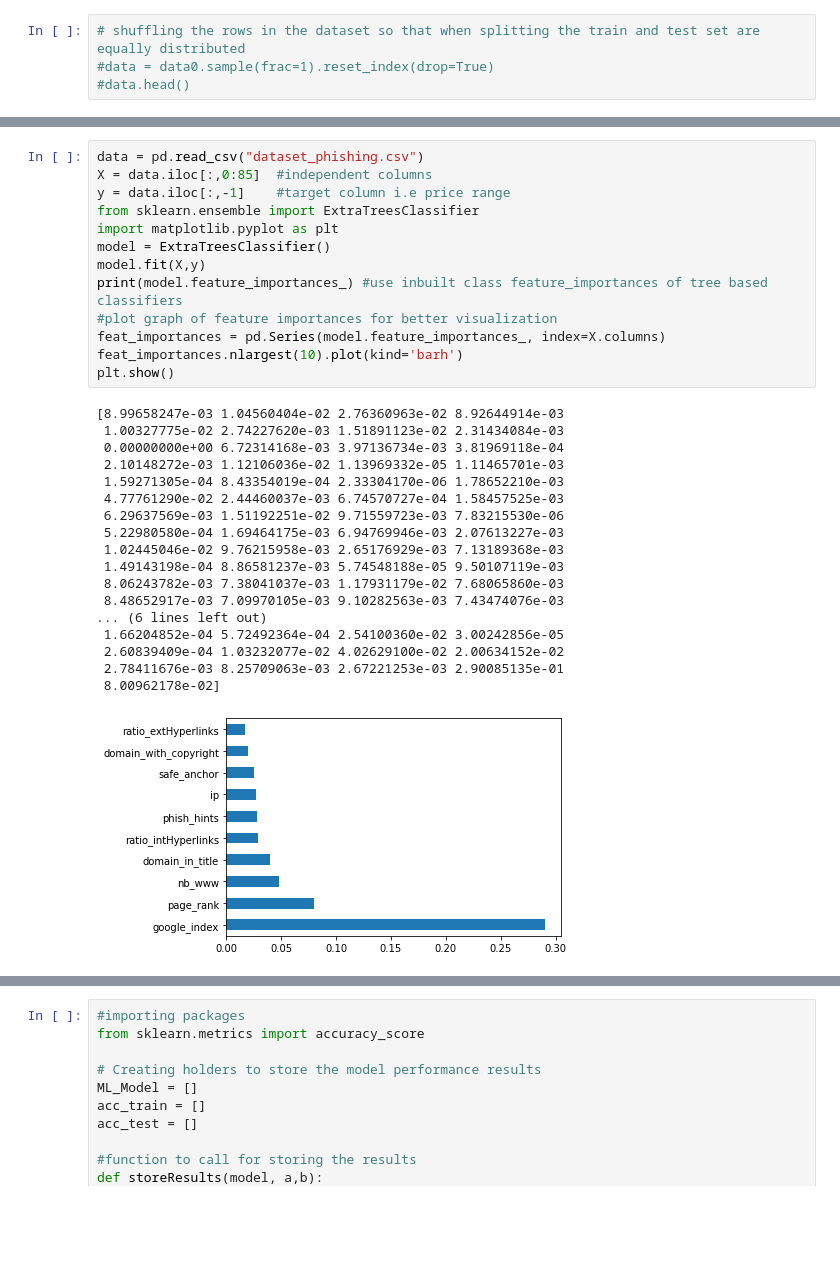
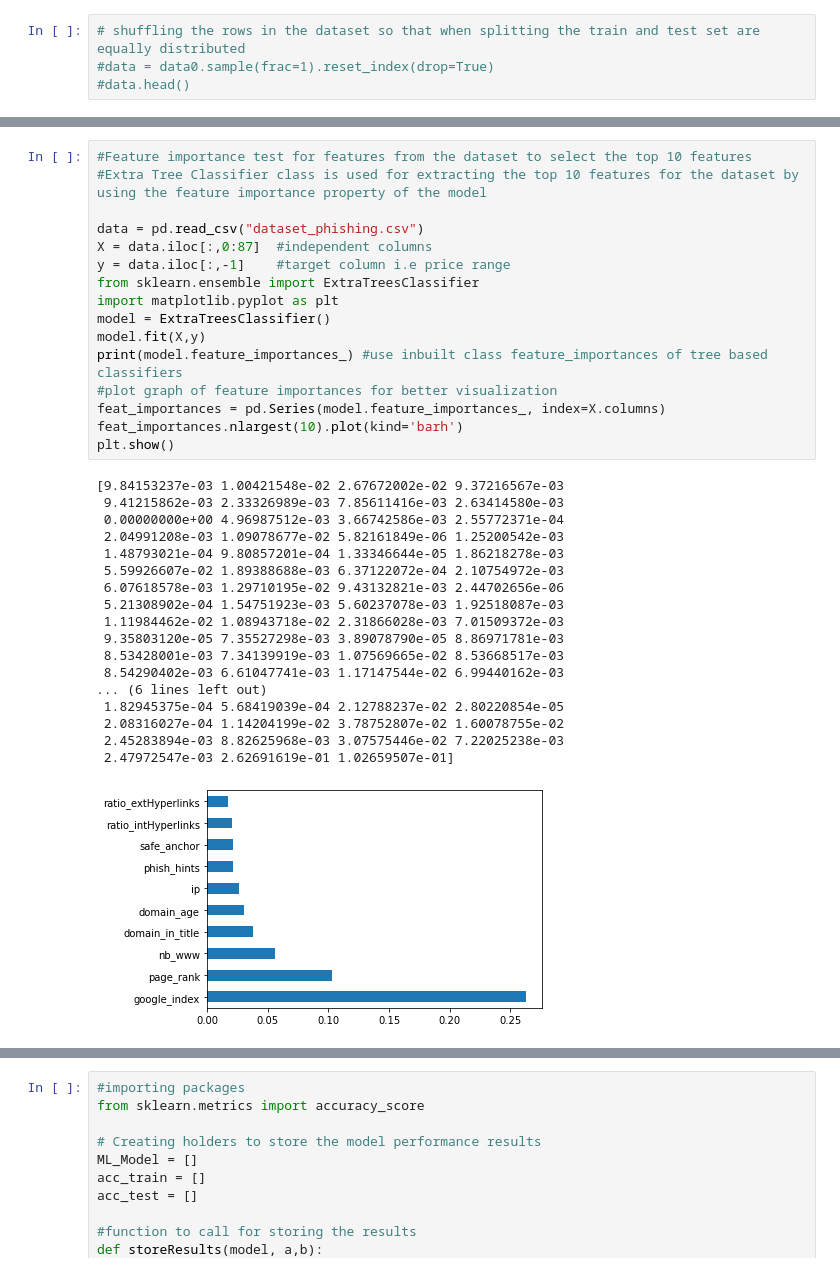
Before and after one commit to Kaaviya12/DataMining, a Jupyter notebook: DataMiningProject.ipynb, the cells around one changed output, grey strips where cells are left out. Cells and saved outputs as stored; diff of their text form; blank space fills up the shorter version.

```diff
--- a/DataMiningProject.ipynb
+++ b/DataMiningProject.ipynb
@@ -142,34 +144,37 @@ print(featureScores.nlargest(10,'Score'))  #print 10 best features
 # %%
+#Feature importance test for features from the dataset to select the top 10 features
+#Extra Tree Classifier class is used for extracting the top 10 features for the dataset by using the feature importance property of the model
+
 data = pd.read_csv("dataset_phishing.csv")
-X = data.iloc[:,0:85]  #independent columns
+X = data.iloc[:,0:87]  #independent columns
 y = data.iloc[:,-1]    #target column i.e price range
 from sklearn.ensemble import ExtraTreesClassifier
 import matplotlib.pyplot as plt
 model = ExtraTreesClassifier()
 model.fit(X,y)
 print(model.feature_importances_) #use inbuilt class feature_importances of tree based classifiers
 #plot graph of feature importances for better visualization
 feat_importances = pd.Series(model.feature_importances_, index=X.columns)
 feat_importances.nlargest(10).plot(kind='barh')
 plt.show()
 # %% [output]
-[8.99658247e-03 1.04560404e-02 2.76360963e-02 8.92644914e-03
- 1.00327775e-02 2.74227620e-03 1.51891123e-02 2.31434084e-03
- 0.00000000e+00 6.72314168e-03 3.97136734e-03 3.81969118e-04
- 2.10148272e-03 1.12106036e-02 1.13969332e-05 1.11465701e-03
- 1.59271305e-04 8.43354019e-04 2.33304170e-06 1.78652210e-03
- 4.77761290e-02 2.44460037e-03 6.74570727e-04 1.58457525e-03
- 6.29637569e-03 1.51192251e-02 9.71559723e-03 7.83215530e-06
- 5.22980580e-04 1.69464175e-03 6.94769946e-03 2.07613227e-03
- 1.02445046e-02 9.76215958e-03 2.65176929e-03 7.13189368e-03
- 1.49143198e-04 8.86581237e-03 5.74548188e-05 9.50107119e-03
- 8.06243782e-03 7.38041037e-03 1.17931179e-02 7.68065860e-03
- 8.48652917e-03 7.09970105e-03 9.10282563e-03 7.43474076e-03
+[9.84153237e-03 1.00421548e-02 2.67672002e-02 9.37216567e-03
+ 9.41215862e-03 2.33326989e-03 7.85611416e-03 2.63414580e-03
+ 0.00000000e+00 4.96987512e-03 3.66742586e-03 2.55772371e-04
+ 2.04991208e-03 1.09078677e-02 5.82161849e-06 1.25200542e-03
+ 1.48793021e-04 9.80857201e-04 1.33346644e-05 1.86218278e-03
+ 5.59926607e-02 1.89388688e-03 6.37122072e-04 2.10754972e-03
+ 6.07618578e-03 1.29710195e-02 9.43132821e-03 2.44702656e-06
+ 5.21308902e-04 1.54751923e-03 5.60237078e-03 1.92518087e-03
+ 1.11984462e-02 1.08943718e-02 2.31866028e-03 7.01509372e-03
+ 9.35803120e-05 7.35527298e-03 3.89078790e-05 8.86971781e-03
+ 8.53428001e-03 7.34139919e-03 1.07569665e-02 8.53668517e-03
+ 8.54290402e-03 6.61047741e-03 1.17147544e-02 6.99440162e-03
 ... (6 lines left out)
- 1.66204852e-04 5.72492364e-04 2.54100360e-02 3.00242856e-05
- 2.60839409e-04 1.03232077e-02 4.02629100e-02 2.00634152e-02
- 2.78411676e-03 8.25709063e-03 2.67221253e-03 2.90085135e-01
- 8.00962178e-02]
+ 1.82945375e-04 5.68419039e-04 2.12788237e-02 2.80220854e-05
+ 2.08316027e-04 1.14204199e-02 3.78752807e-02 1.60078755e-02
+ 2.45283894e-03 8.82625968e-03 3.07575446e-02 7.22025238e-03
+ 2.47972547e-03 2.62691619e-01 1.02659507e-01]
-[figure, old version]
+[figure, new version]
 # %%
 #Chi-squared based decision tree
```
Also changed, not shown: parts of 18 cells of this notebook.
